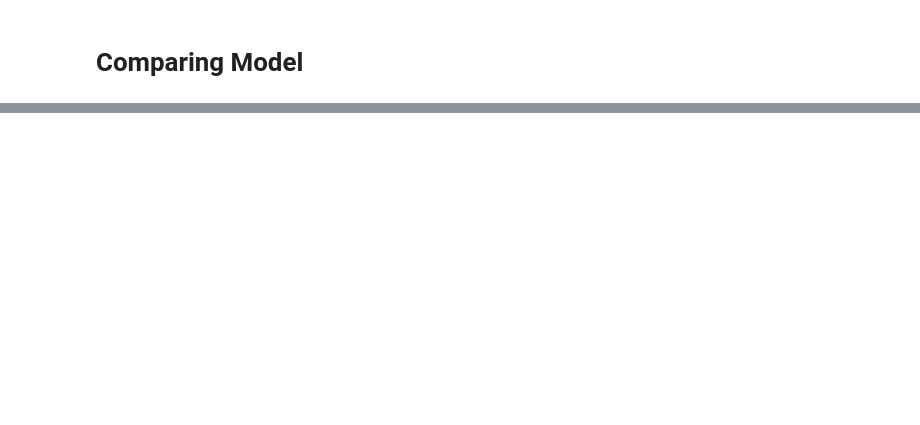
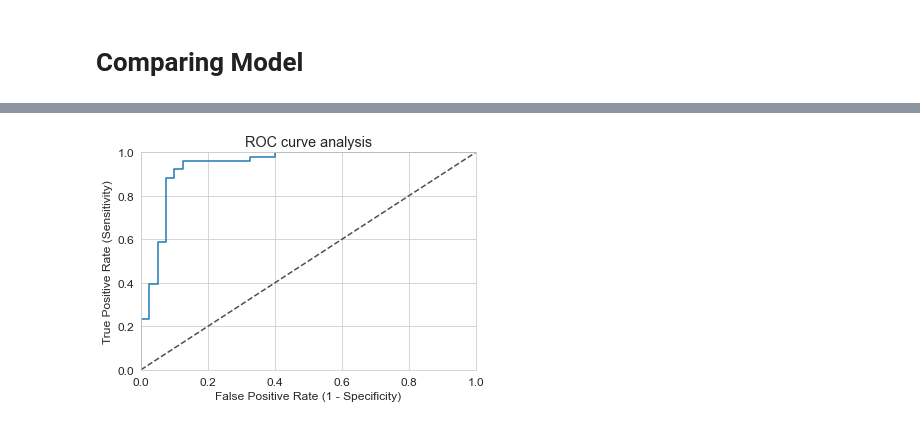
Before and after one commit to MinhajulAkib/Heart-disease-analysis, a Jupyter notebook: Heart Disease Model .ipynb, the cells around one changed output, grey strips where cells are left out. Drawn from its saved outputs; the diff is of its cells as text; code cells hidden in the pictures; blank space fills up the shorter version.

```diff
--- a/Heart Disease Model .ipynb
+++ b/Heart Disease Model .ipynb
@@ -186,10 +247,11 @@ y_test- 91
 # Logistic regration
 # %%
 from sklearn.linear_model import LogisticRegression
-lr = LogisticRegression()
-
+lr = LogisticRegression(random_state=999)
 model1 = lr.fit(X_train,y_train)
 prediction1 = model1.predict(X_test)
+
+y_pred_quant1 = model1.predict_proba(X_test)[:, 1]
 # %%
 from sklearn.metrics import confusion_matrix
 
@@ -455,0 +578,11 @@ plt.show()
+# %%
+colors = ["purple", "green", "orange", "magenta","#CFC60E","#0FBBAE"]
+
+sns.set_style("whitegrid")
+plt.figure(figsize=(16,8))
+plt.yticks(np.arange(0,100,10))
+plt.ylabel("sensitivity %")
+plt.xlabel("Algorithms")
+plt.title("Sensitivity of Different Classifier")
+sns.barplot(x=list(sensitivitys.keys()), y=list(sensitivitys.values()), palette=colors)
+plt.show()
@@ -455,0 +643,15 @@ plt.show()
+# %%
+fpr, tpr, thresholds = roc_curve(y_test, y_pred_quant1)
+
+fig, ax = plt.subplots()
+ax.plot(fpr, tpr)
+ax.plot([0, 1], [0, 1], transform=ax.transAxes, ls="--", c=".3")
+plt.xlim([0.0, 1.0])
+plt.ylim([0.0, 1.0])
+plt.rcParams['font.size'] = 12
+plt.title('ROC curve analysis')
+plt.xlabel('False Positive Rate (1 - Specificity)')
+plt.ylabel('True Positive Rate (Sensitivity)')
+plt.grid(True)
+# %% [output]
+[figure, added]
```
Also changed, not shown: parts of 57 cells of this notebook.
